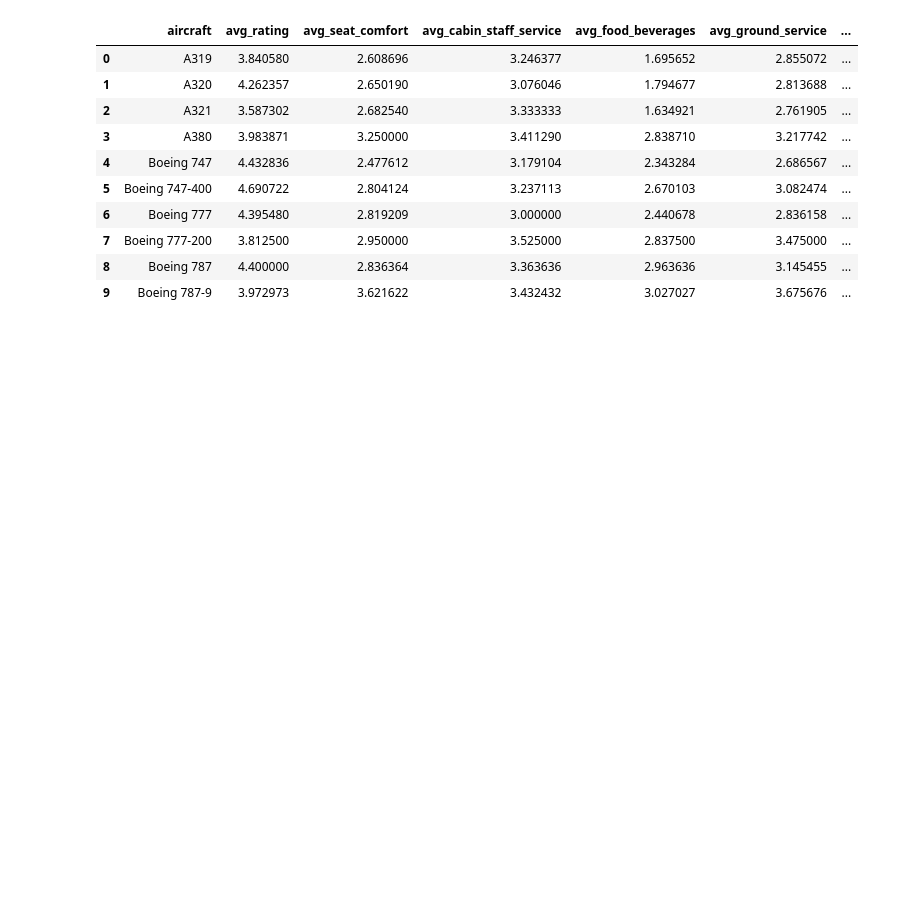
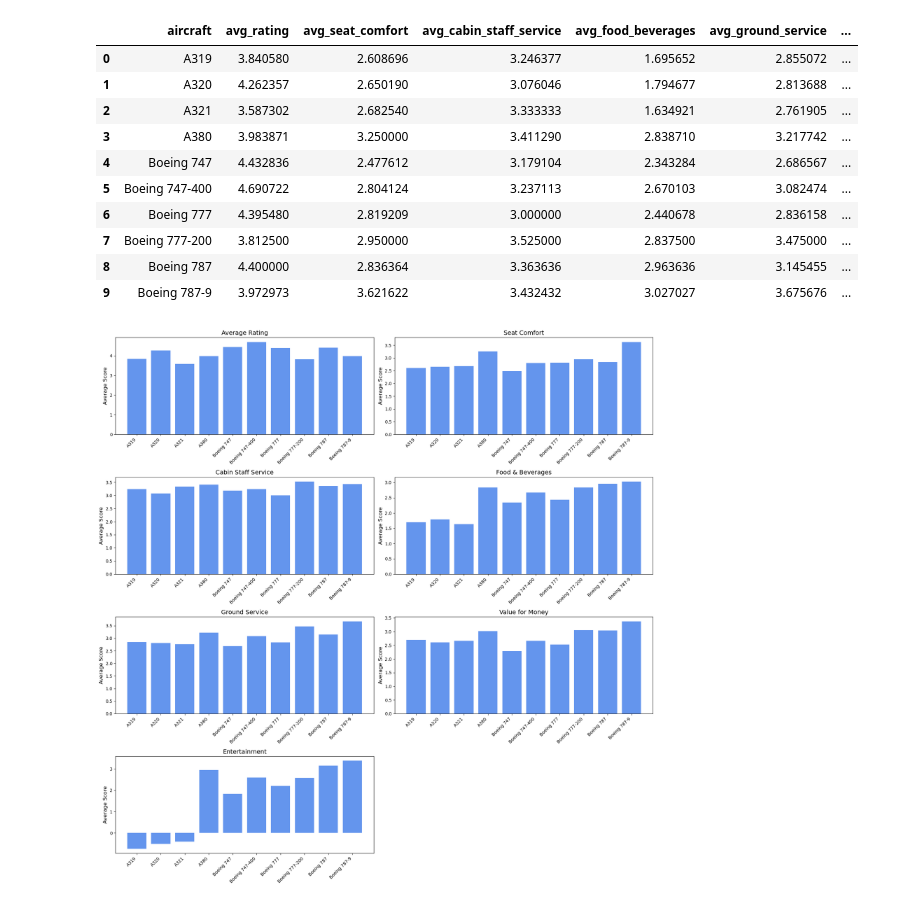
Before and after one commit to MuiruKamau/British-Airline-Reviews-Analysis, a Jupyter notebook: ba.ipynb, the cells around one changed output. Saved outputs shown, nothing was run; the diff lists cells and outputs as text; code cells hidden in the pictures; blank space fills up the shorter version.

```diff
--- a/ba.ipynb
+++ b/ba.ipynb
@@ -506,3 +508,27 @@ aircraft_influence_analysis
 | 7 | Boeing 777-200 | 3.812500 | 2.950000 | 3.525000 | 2.837500 | 3.475000 | ... |
 | 8 | Boeing 787 | 4.400000 | 2.836364 | 3.363636 | 2.963636 | 3.145455 | ... |
 | 9 | Boeing 787-9 | 3.972973 | 3.621622 | 3.432432 | 3.027027 | 3.675676 | ... |
+# %%
+# Set up the figure for multiple bar charts
+metrics = [
+    'avg_rating', 'avg_seat_comfort', 'avg_cabin_staff_service',
+    'avg_food_beverages', 'avg_ground_service', 'avg_value_for_money', 'avg_entertainment'
+]
+titles = [
+    'Average Rating', 'Seat Comfort', 'Cabin Staff Service',
+    'Food & Beverages', 'Ground Service', 'Value for Money', 'Entertainment'
+]
+
+# Create subplots for each metric
+plt.figure(figsize=(18, 18))
+for i, (metric, title) in enumerate(zip(metrics, titles)):
+    plt.subplot(4, 2, i + 1)
+    plt.bar(aircraft_influence_analysis['aircraft'], aircraft_influence_analysis[metric], color='cornflowerblue')
+    plt.title(title, fontsize=14)
+    plt.xticks(rotation=45, ha='right', fontsize=10)
+    plt.ylabel('Average Score', fontsize=12)
+    plt.tight_layout()
+
+plt.show()
+# %% [output]
+[figure, added]
```
Also changed, not shown: parts of 11 cells of this notebook.
